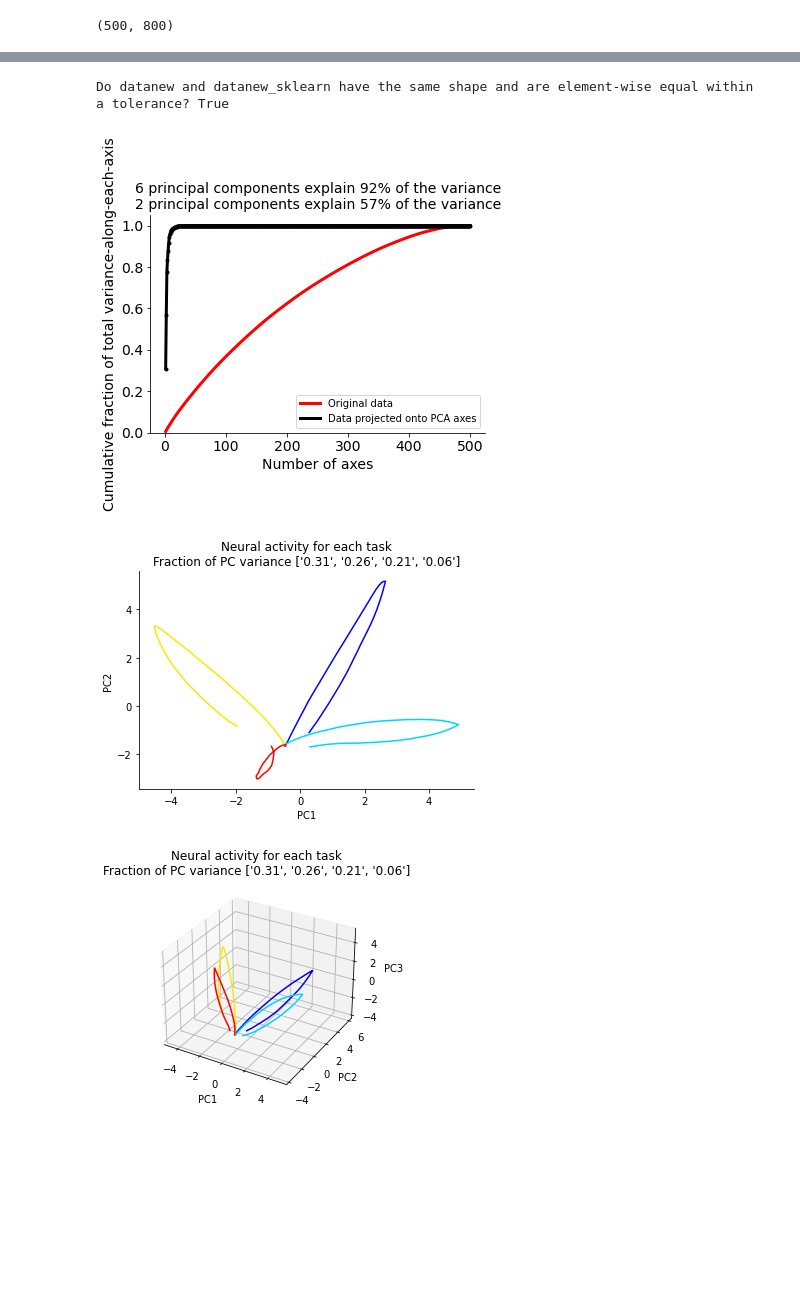
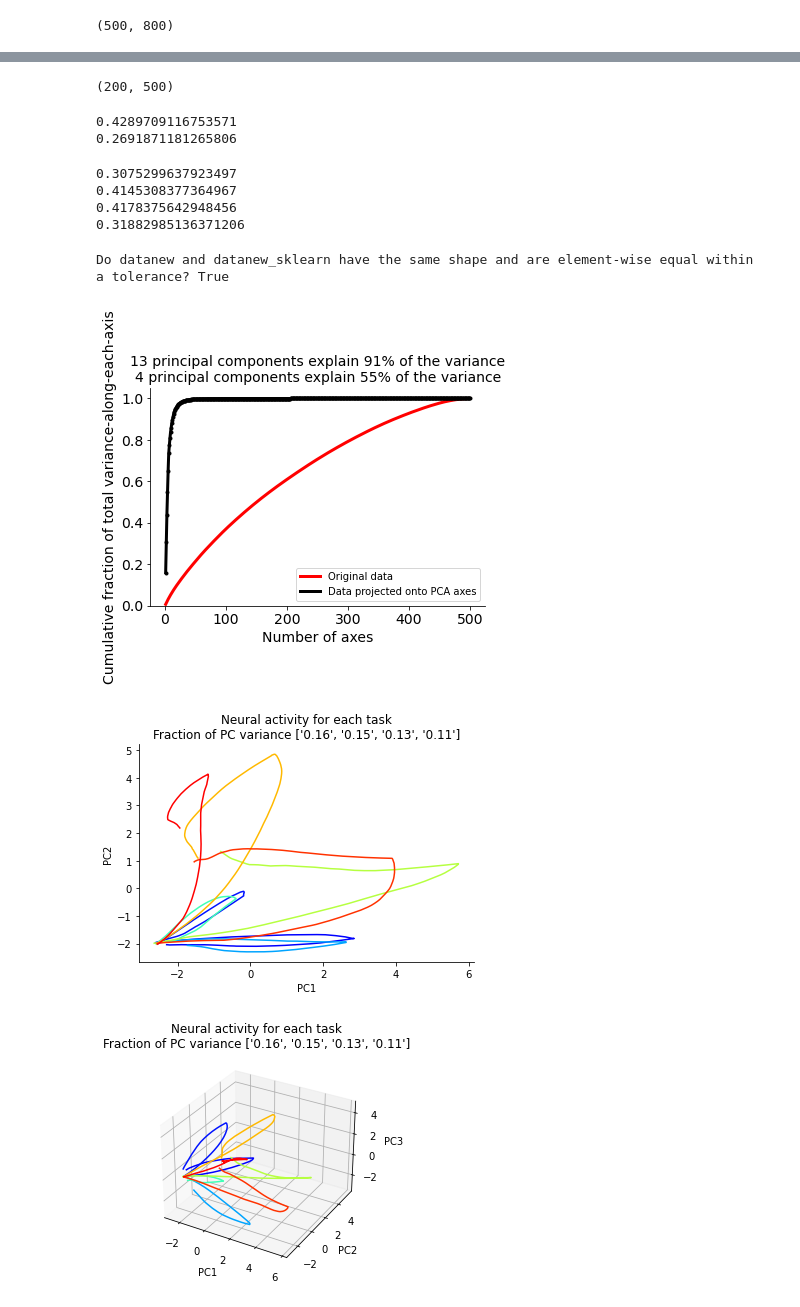
Before and after one commit to hummosa/MD-reservoir, a Jupyter notebook: analysis/reducing_dimensions.ipynb, the cells around one changed output, grey strips where cells are left out. Drawn from its saved outputs; the diff is of its cells as text; code cells hidden in the pictures; blank space fills up the shorter version.

```diff
--- a/analysis/reducing_dimensions.ipynb
+++ b/analysis/reducing_dimensions.ipynb
@@ -28,10 +28,10 @@ print(log_files)
 # %% [output]
 ['log_0_1_30_1.0__12-30_14:38.npy', 'log_2_1_0.25_1.0__12-29_18:48.npy', 'log_2_2_0.25_1.0__12-29_20:01.npy']
 # %%
-# log = np.load(results_folder+exp_name+'/' +log_files[2], allow_pickle=True).item() # this is full model with mul oon.
-# idx = [2200, 2205, 2803, 2807]
-log = np.load(results_folder+exp_name+'/' +log_files[0], allow_pickle=True).item()  # Mul off but still with decent md_context_modulation But look context errors below.
-idx = [2200, 2204, 2803, 2805]
+log = np.load(results_folder+exp_name+'/' +log_files[2], allow_pickle=True).item() # this is full model with mul oon.
+idx = [2200, 2205, 2803, 2807]
+# log = np.load(results_folder+exp_name+'/' +log_files[0], allow_pickle=True).item()  # Mul off but still with decent md_context_modulation But look context errors below.
+# idx = [2200, 2204, 2803, 2805]
 
 for id in idx:
     print(f'inputs {log.Inputs[id]} MD {log.MDrates.mean(1)[id,0]}')
@@ -55,0 +58,13 @@ rates.shape
+# %%
+log = np.load(results_folder+exp_name+'/' +log_files[2], allow_pickle=True).item() # this is full model with mul oon.
+idx = [2200, 2205, 2803, 2807]
+rates = np.vstack( [log.PFCrates[id, :, :] for id in idx])
+rates = rates.T
+
+log = np.load(results_folder+exp_name+'/' +log_files[0], allow_pickle=True).item()  # Mul off but still with decent md_context_modulation But look context errors below.
+idx = [2200, 2204, 2803, 2805]
+rates2 = np.vstack( [log.PFCrates[id, :, :] for id in idx])
+rates2 = rates2.T
+
+rates = np.concatenate([rates, rates2], 1)
+print(rates.shape)
@@ -56,3 +88,23 @@ rates.shape
+# %%
+t1rates.shape
+# %% [output]
+(200, 500)
+# %%
+print(np.corrcoef(t1rates.reshape(-1), t2rates.reshape(-1))[0,1])
+print(np.corrcoef(t1rates.reshape(-1), t3rates.reshape(-1))[0,1])
+# %% [output]
+0.4289709116753571
+0.2691871181265806
+# %%
+print(np.corrcoef(t1rates.reshape(-1), t2rates.reshape(-1))[0,1])
+print(np.corrcoef(t1rates.reshape(-1), t3rates.reshape(-1))[0,1])
+print(np.corrcoef(t2rates.reshape(-1), t4rates.reshape(-1))[0,1])
+print(np.corrcoef(t3rates.reshape(-1), t4rates.reshape(-1))[0,1])
+# %% [output]
+0.3075299637923497
+0.4145308377364967
+0.4178375642948456
+0.31882985136371206
 # %%
 
 #-----------------------------------------------------------------------------
@@ -79,9 +131,11 @@ numTforeachtask = np.array([numT_task1, numT_task2, numT_task3])
 data = np.concatenate((data_task1, data_task2, data_task3), axis=1)# numneurons x numT array, where numT = numT_task1 + numT_task2 + ...
 assert np.sum(numTforeachtask)==data.shape[1], "Error: the sum of the elements in numTforeachtask should be the same as the number of columns of data."
 
+###############
 numT_task1 = 200
-numTforeachtask = np.array([numT_task1]*len(idx))
-data = rates
+numTforeachtask = np.array([numT_task1]*len(idx)*2)
+data = rates # NOTE taking over and inserting my data HERE
+###############
 # Ali, you shouldn't need to modify any code below this line.
 #-----------------------------------------------------------------------------
 
@@ -175,34 +229,38 @@ ax.set_xlabel('PC1')
 ax.set_ylabel('PC2')
 ax.set_title("Neural activity for each task\nFraction of PC variance {t}".format(t = list(map('{:.2f}'.format,fraction[0:4]))))# https://stackoverflow.com/questions/52823128/unsupported-format-string-passed-to-numpy-ndarray
 
 
-plt.figure()# 3D PCA trajectory
+fig = plt.figure()# 3D PCA trajectory
 ax = plt.axes(projection='3d')
 istart = np.concatenate((np.array([0]), np.cumsum(numTforeachtask)[0:-1]))# istart[j] is the starting index of the neural trajectory for task j
 iend = np.cumsum(numTforeachtask)# iend[j] is the ending index of the neural trajectory for task j
 for i in range(numtasks):
     ax.plot3D(datanew[0,istart[i]:iend[i]], datanew[1,istart[i]:iend[i]], datanew[2,istart[i]:iend[i]], '-', c=colormap[i,:])
 ax.set_xlabel('PC1')
 ax.set_ylabel('PC2')
 ax.set_zlabel('PC3')
 plt.title("Neural activity for each task\nFraction of PC variance {t}".format(t = list(map('{:.2f}'.format,fraction[0:4]))))# https://stackoverflow.com/questions/52823128/unsupported-format-string-passed-to-numpy-ndarray
 # Create cubic bounding box to simulate equal aspect ratio
 X = datanew[0,:]
 Y = datanew[1,:]
 Z = datanew[2,:]
 max_range = np.array([X.max()-X.min(), Y.max()-Y.min(), Z.max()-Z.min()]).max()
 Xb = 0.5*max_range*np.mgrid[-1:2:2,-1:2:2,-1:2:2][0].flatten() + 0.5*(X.max()+X.min())
 Yb = 0.5*max_range*np.mgrid[-1:2:2,-1:2:2,-1:2:2][1].flatten() + 0.5*(Y.max()+Y.min())
 Zb = 0.5*max_range*np.mgrid[-1:2:2,-1:2:2,-1:2:2][2].flatten() + 0.5*(Z.max()+Z.min())
 # Comment or uncomment following both lines to test the fake bounding box:
 for xb, yb, zb in zip(Xb, Yb, Zb):
    ax.plot([xb], [yb], [zb], 'w')
+def rotate(angle):
+    ax.view_init(azim=angle)
+
+# rotate(ax, 90)
 plt.grid()
 plt.show()
 # https://stackoverflow.com/questions/49027061/matplotlib-3d-remove-axis-ticks-draw-upper-edge-border
 # https://stackoverflow.com/questions/13685386/matplotlib-equal-unit-length-with-equal-aspect-ratio-z-axis-is-not-equal-to
 # %% [output]
 Do datanew and datanew_sklearn have the same shape and are element-wise equal within a tolerance? True
-[figure, old version]
+[figure, new version]
-[figure, old version]
+[figure, new version]
-[figure, old version]
+[figure, new version]
```
Also changed, not shown: parts of 8 cells of this notebook, 5 other files.
